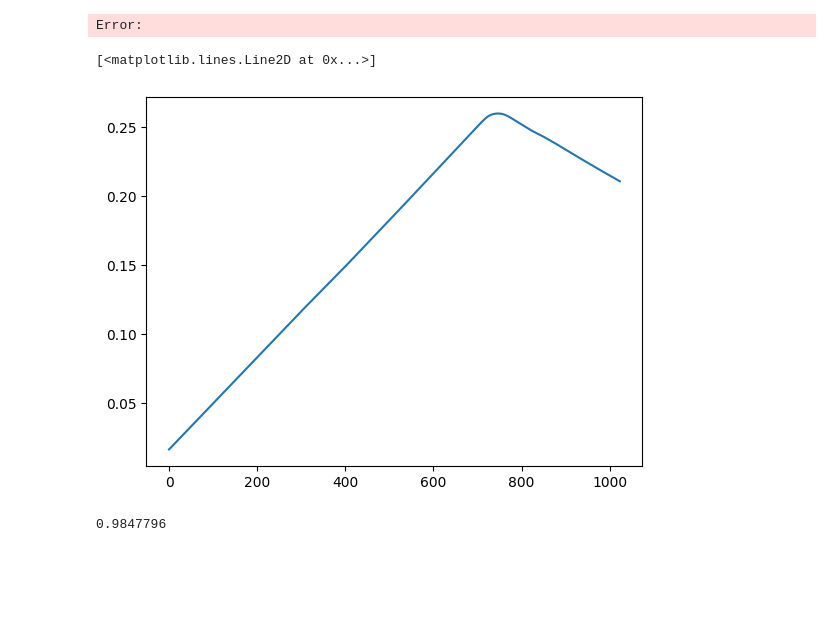
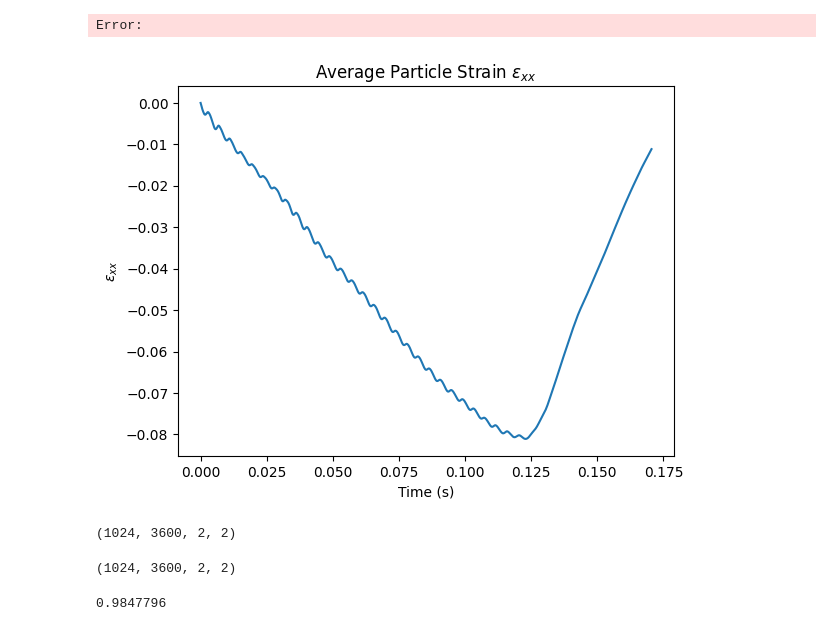
Before and after one commit to geoelements-dev/diffmpm_bridge, a Jupyter notebook: bridge_opt.ipynb, the cells around one changed output. Saved outputs shown, nothing was run; the diff lists cells and outputs as text; code cells hidden in the pictures; blank space fills up the shorter version.

```diff
--- a/bridge_opt.ipynb
+++ b/bridge_opt.ipynb
@@ -61,13 +61,27 @@ Error:
 # %%
 import numpy as np
 import matplotlib.pyplot as plt
 x_np = np.load('x_np.npy')
 grid_v_in = np.load('grid_v_in.npy')
 grid_v_out = np.load('grid_v_out.npy')
-plt.plot(x_np[:,100,0])
+strain = np.load('strain.npy')
+target_strain = np.load('target_strain.npy')
+plt.plot(np.arange(target_strain.shape[0])*2e-2/120, np.mean(target_strain, axis=1)[:,0,0])
+# plt.plot(np.arange(target_strain.shape[0])*2e-2/120, np.mean(target_strain, axis=1)[:,0,0])
+plt.title('Average Particle Strain $\epsilon_{xx}$')
+plt.xlabel('Time (s)')
+plt.ylabel('$\epsilon_{xx}$')
+plt.show()
 # %% [output]
-[<matplotlib.lines.Line2D at 0x...>]
-[figure, old version]
+[figure, new version]
+# %%
+target_strain.shape
+# %% [output]
+(1024, 3600, 2, 2)
+# %%
+strain.shape
+# %% [output]
+(1024, 3600, 2, 2)
 # %%
 x_np[:,:,1].max()
 # %% [output]
```
Also changed, not shown: 2 other files.
